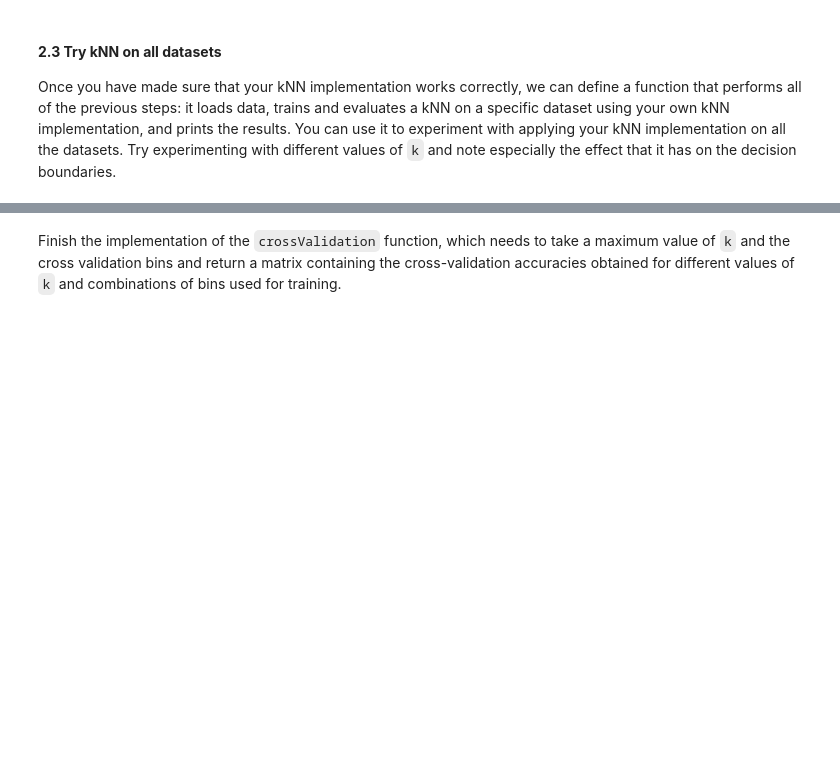
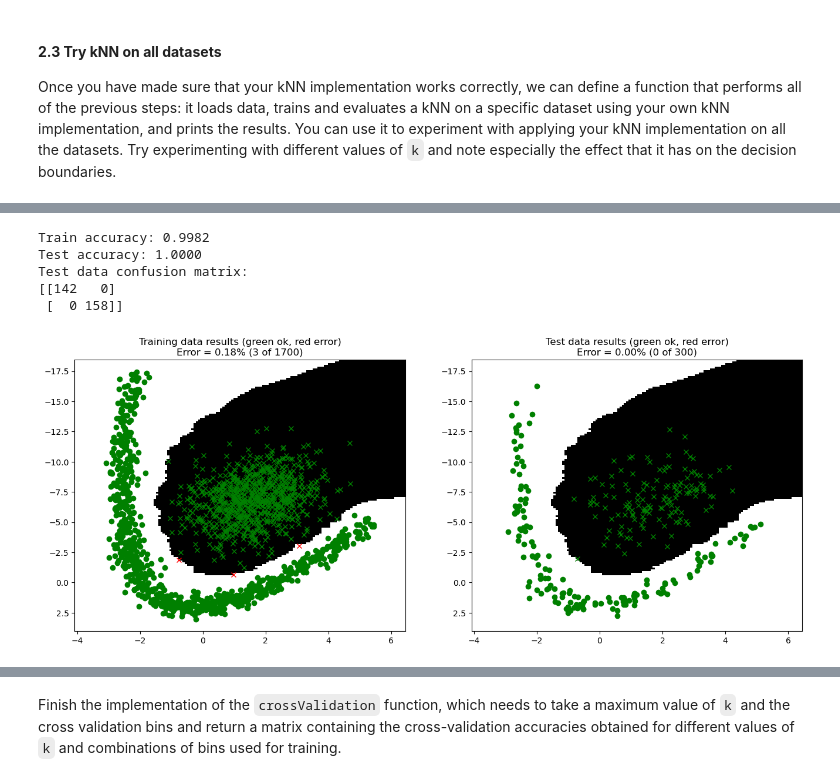
Before and after one commit to axest556/TBMI26-Neural-Networks, a Jupyter notebook: LabCodes/A1_Supervised/main1_kNN.ipynb, the cells around one changed output, grey strips where cells are left out. Cells and saved outputs as stored; diff of their text form; code cells hidden in the pictures; blank space fills up the shorter version.

```diff
--- a/LabCodes/A1_Supervised/main1_kNN.ipynb
+++ b/LabCodes/A1_Supervised/main1_kNN.ipynb
@@ -296,3 +346,10 @@ runkNNOnDataset(1, testSplit=0.15, k=1)
 # %%
-runkNNOnDataset(2, testSplit=0.15, k=1)
+runkNNOnDataset(2, testSplit=0.15, k=5)
+# %% [output]
+Train accuracy: 0.9982
+Test accuracy: 1.0000
+Test data confusion matrix:
+[[142   0]
+ [  0 158]]
+[figure, added]
 # %%
```
Also changed, not shown: parts of 17 cells of this notebook, 1 other file.
